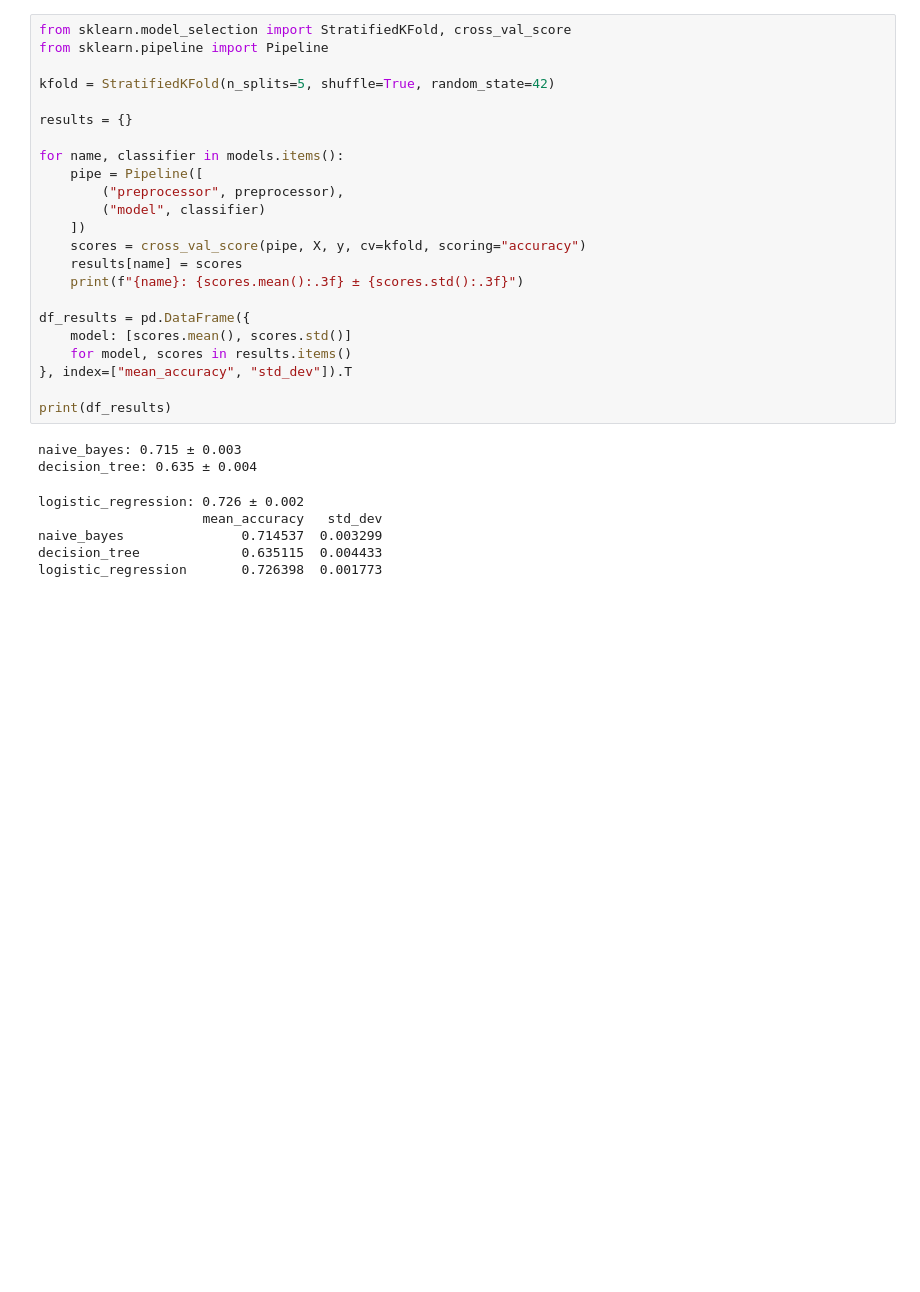
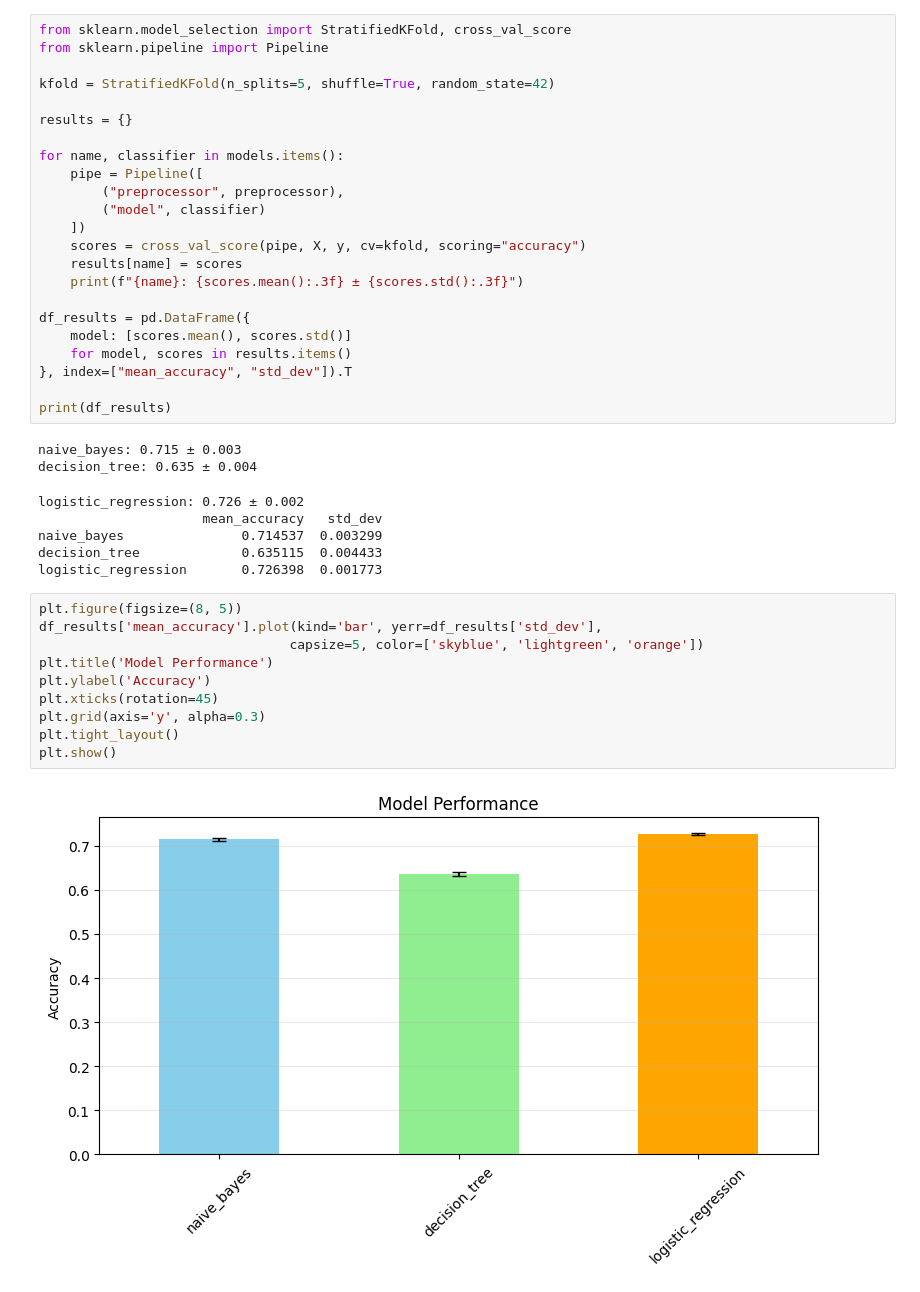
Before and after one commit to lshoss/heart_disease_prediction, a Jupyter notebook: test.ipynb, the cells around one changed output. Drawn from its saved outputs; the diff is of its cells as text; blank space fills up the shorter version.

```diff
--- a/test.ipynb
+++ b/test.ipynb
@@ -174,3 +174,15 @@ logistic_regression: 0.726 ± 0.002
 naive_bayes               0.714537  0.003299
 decision_tree             0.635115  0.004433
 logistic_regression       0.726398  0.001773
+# %%
+plt.figure(figsize=(8, 5))
+df_results['mean_accuracy'].plot(kind='bar', yerr=df_results['std_dev'],
+                                capsize=5, color=['skyblue', 'lightgreen', 'orange'])
+plt.title('Model Performance')
+plt.ylabel('Accuracy')
+plt.xticks(rotation=45)
+plt.grid(axis='y', alpha=0.3)
+plt.tight_layout()
+plt.show()
+# %% [output]
+[figure, added]
```
Also changed, not shown: parts of 2 cells of this notebook, 1 other file.
